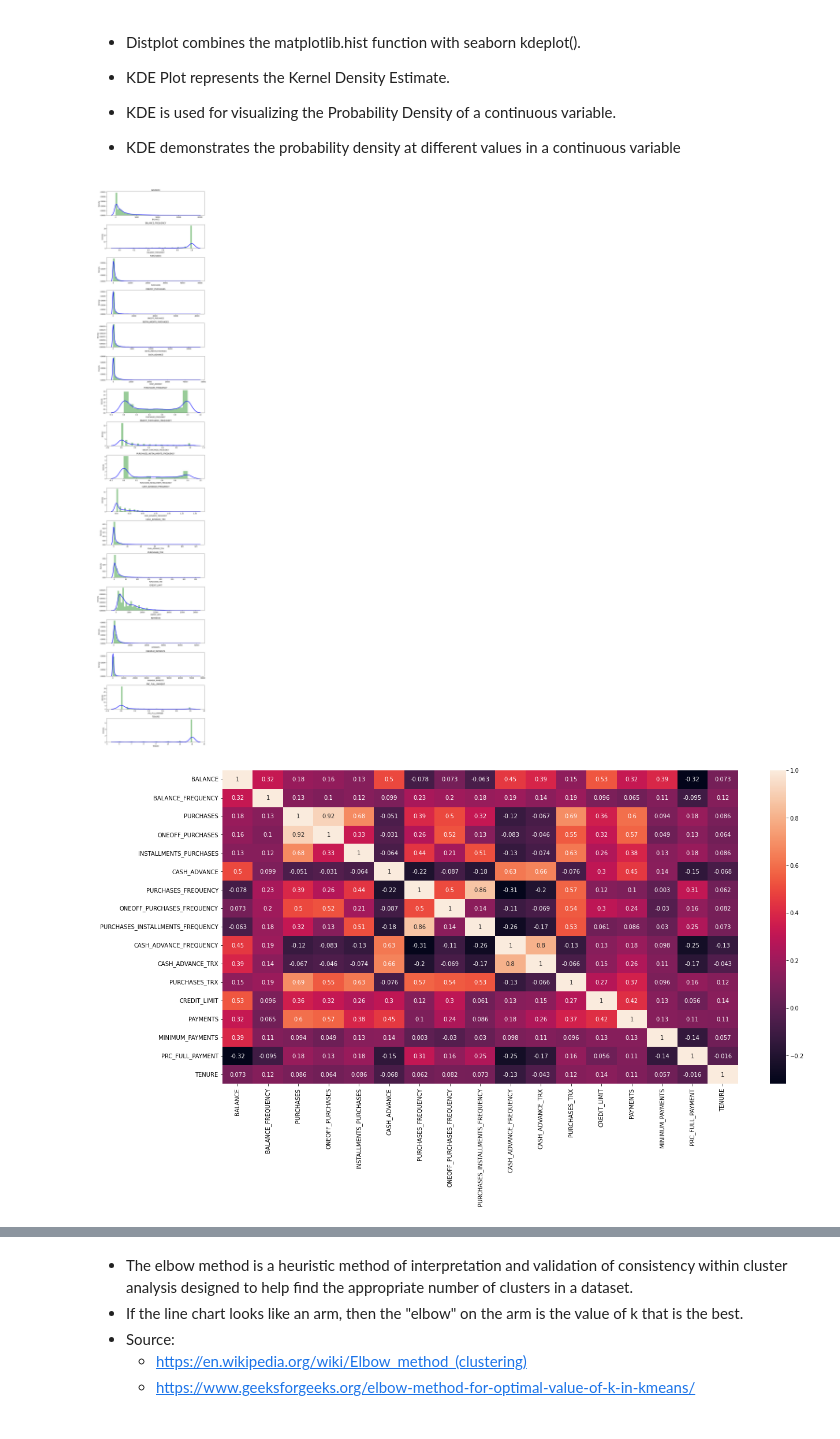
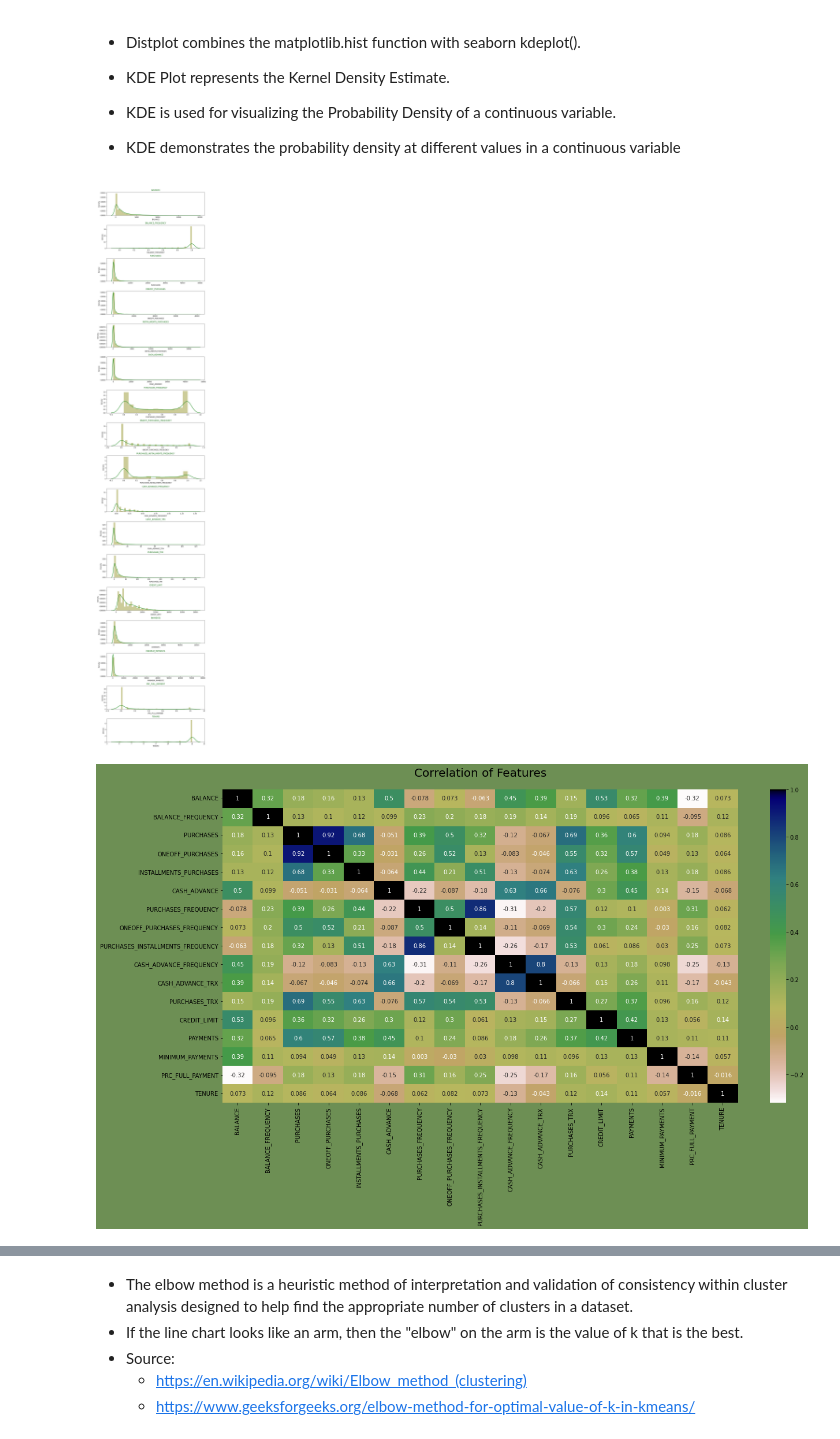
Before and after one commit to vainero/Customers-Segmentation-Clastering-KMeans, a Jupyter notebook: customers-segmentation.ipynb, the cells around one changed output, grey strips where cells are left out. Drawn from its saved outputs; the diff is of its cells as text; code cells hidden in the pictures.

```diff
--- a/customers-segmentation.ipynb
+++ b/customers-segmentation.ipynb
@@ -231,16 +247,16 @@ plt.figure(figsize = (10,50))
 for i in range(len(df.columns)):
     plt.subplot(17,1,i+1)
     sns.distplot(df[df.columns[i]],
-                kde_kws={'color':'b', 'lw':3, 'label':'KDE'}, hist_kws={'color':'g'})
-    plt.title(df.columns[i])
-
+                 kde_kws={'color':'green', 'lw':2, 'label':'KDE'}, hist_kws={'color':'olive'})
+    plt.title(df.columns[i], color= 'darkgreen', y=1.03)
 plt.tight_layout()
 # %% [output]
-[figure, old version]
+[figure, new version]
 # %%
 # Correlation matrix between features
 correlations = df.corr()
-f, ax = plt.subplots(figsize=(20,10))
-sns.heatmap(correlations, annot = True);
+f, ax = plt.subplots(figsize=(20,10), facecolor = '#6d8f54')
+plt.title('Correlation of Features',fontsize=20, color = 'black', y=1.03)
+sns.heatmap(correlations, annot = True, cmap='gist_earth_r');
 # %% [output]
-[figure, old version]
+[figure, new version]
```
Also changed, not shown: parts of 37 cells of this notebook.
